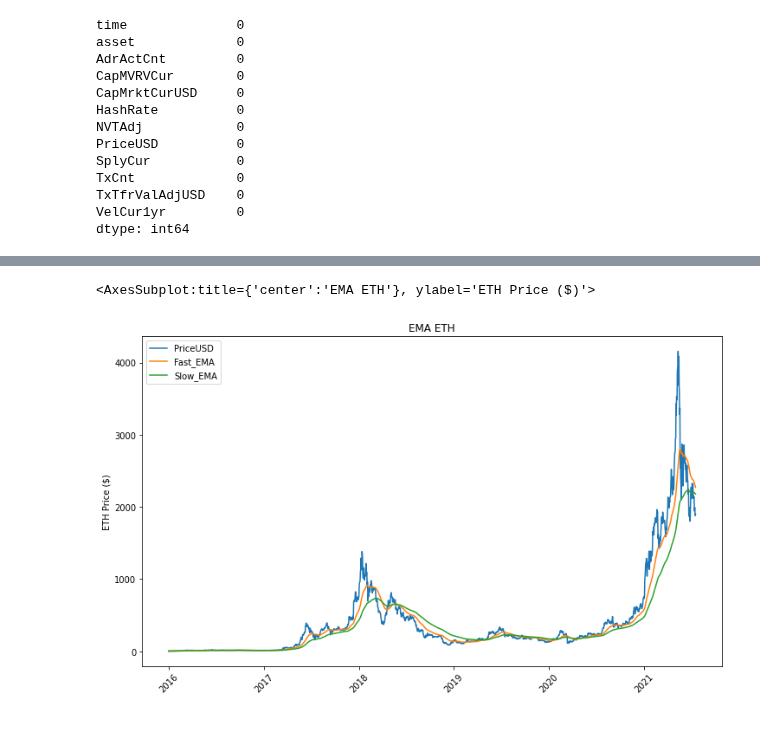
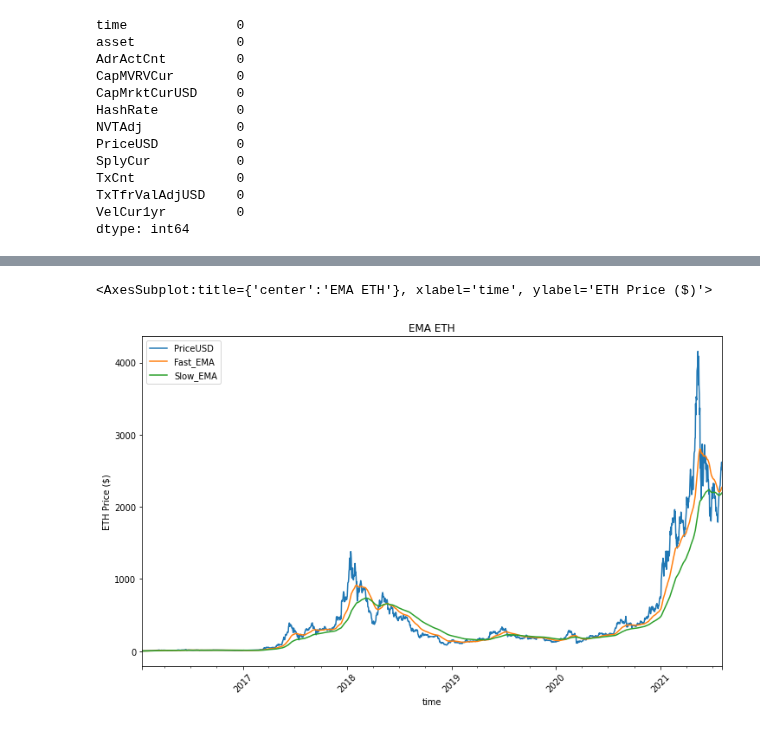
Before and after one commit to dbogatic/crypto-analysis, a Jupyter notebook: eth_price_direction.ipynb, the cells around one changed output, grey strips where cells are left out. Saved outputs shown, nothing was run; the diff lists cells and outputs as text; code cells hidden in the pictures.

```diff
--- a/eth_price_direction.ipynb
+++ b/eth_price_direction.ipynb
@@ -87,6 +79,9 @@ combined_df.tail()
 # %%
 # Concat metrics and google trends data
 combined_df = pd.concat([combined_df,eth_google_trends],axis=1).dropna()
-combined_df.tail()
+combined_df = combined_df.reset_index()
+combined_df = combined_df.rename(columns={'index':'time'})
+combined_df = combined_df.set_index('time')
+combined_df.head()
 # %% [output]
 |  | asset | AdrActCnt | CapMVRVCur | CapMrktCurUSD | HashRate | NVTAdj | PriceUSD | SplyCur | TxCnt | ... |
@@ -97,0 +94,4 @@ combined_df.tail()
+# %%
+# Concat metrics and momentum (RSI) data
+rsi_eth = pd.read_csv('/Users/draganbogatic/Documents/Fin_Tech/crypto-analysis/resources/rsi_eth.csv', parse_dates=True, index_col='time')
+rsi_eth
@@ -97,0 +113,4 @@ combined_df.tail()
+# %%
+# Create model features dataframe
+features_eth = pd.concat([combined_df,rsi_eth],axis=1).dropna()
+features_eth.head()
@@ -100,16 +127,16 @@ combined_df.to_csv('/Users/draganbogatic/Documents/Fin_Tech/crypto-analysis/reso
 # %%
-# Set short and long windows for EMA (Exponential Moving Average)
+# Set short and long windows for EMA (Exponential Moving Average) to create trading signals feature
 short_window = 20
 long_window = 50
 
 # Construct a `Fast` and `Slow` Exponential Moving Average from short and long windows, respectively
-combined_df['Fast_EMA'] = combined_df['PriceUSD'].ewm(halflife=short_window).mean()
-combined_df['Slow_EMA'] = combined_df['PriceUSD'].ewm(halflife=long_window).mean()
+features_eth['Fast_EMA'] = features_eth['PriceUSD'].ewm(halflife=short_window).mean()
+features_eth['Slow_EMA'] = features_eth['PriceUSD'].ewm(halflife=long_window).mean()
 
 # Plot the EMA of ETH closing prices
-combined_df[['PriceUSD', 'Fast_EMA', 'Slow_EMA']].plot(figsize=(12,7), title='EMA ETH', ylabel='ETH Price ($)', rot=45)
+features_eth[['PriceUSD', 'Fast_EMA', 'Slow_EMA']].plot(figsize=(12,7), title='EMA ETH', ylabel='ETH Price ($)', rot=45)
 # %% [output]
-<AxesSubplot:title={'center':'EMA ETH'}, ylabel='ETH Price ($)'>
+<AxesSubplot:title={'center':'EMA ETH'}, xlabel='time', ylabel='ETH Price ($)'>
-[figure, old version]
+[figure, new version]
 # %%
 # Construct a crossover trading signal
```
Also changed, not shown: parts of 29 cells of this notebook, 21 other files.
